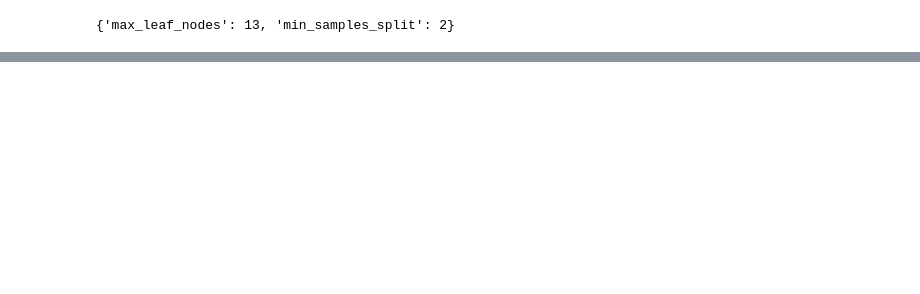
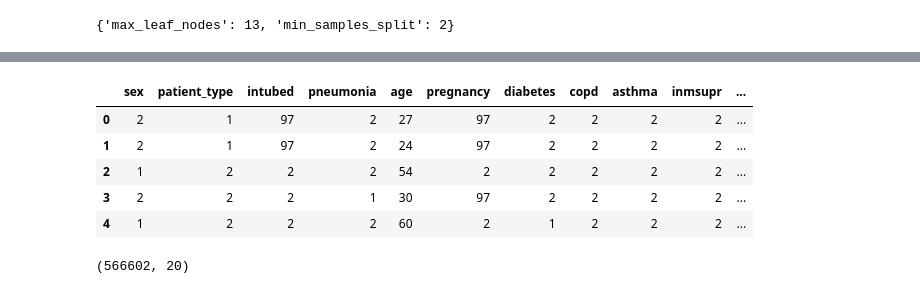
Before and after one commit to Andres8bit/Machine-Learning, a Jupyter notebook: Covid_model.ipynb, the cells around one changed output, grey strips where cells are left out. Saved outputs shown, nothing was run; the diff lists cells and outputs as text; code cells hidden in the pictures; blank space fills up the shorter version.

```diff
--- a/Covid_model.ipynb
+++ b/Covid_model.ipynb
@@ -289,0 +326,5 @@ dtype: float64
+# %%
+deceased  = [0]* data_copy.shape[0]
+for i in range(data_copy.shape[0]):
+  if data_copy['date_died'][i] != "9999-99-99":
+    deceased[i] = 1
@@ -289,0 +349,14 @@ dtype: float64
+# %%
+training_set['deceased'] = deceased
+training_set.head()
+# %% [output]
+|  | sex | patient_type | intubed | pneumonia | age | pregnancy | diabetes | copd | asthma | inmsupr | ... |
+| 0 | 2 | 1 | 97 | 2 | 27 | 97 | 2 | 2 | 2 | 2 | ... |
+| 1 | 2 | 1 | 97 | 2 | 24 | 97 | 2 | 2 | 2 | 2 | ... |
+| 2 | 1 | 2 | 2 | 2 | 54 | 2 | 2 | 2 | 2 | 2 | ... |
+| 3 | 2 | 2 | 2 | 1 | 30 | 97 | 2 | 2 | 2 | 2 | ... |
+| 4 | 1 | 2 | 2 | 2 | 60 | 2 | 1 | 2 | 2 | 2 | ... |
+# %%
+training_set.shape
+# %% [output]
+(566602, 20)
```
Also changed, not shown: parts of 34 cells of this notebook.
